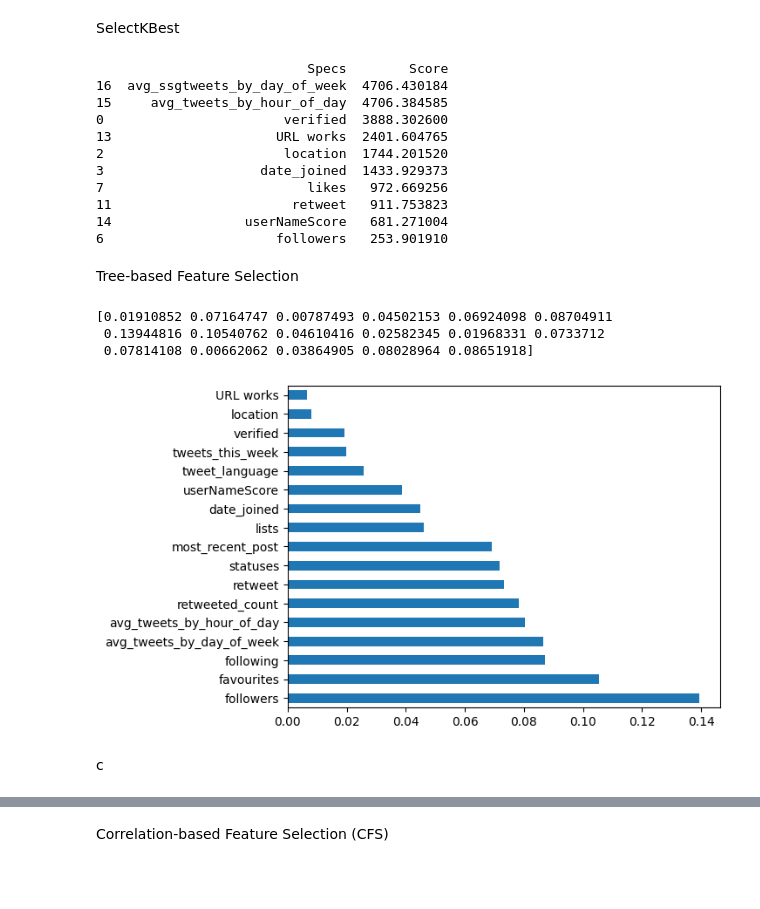
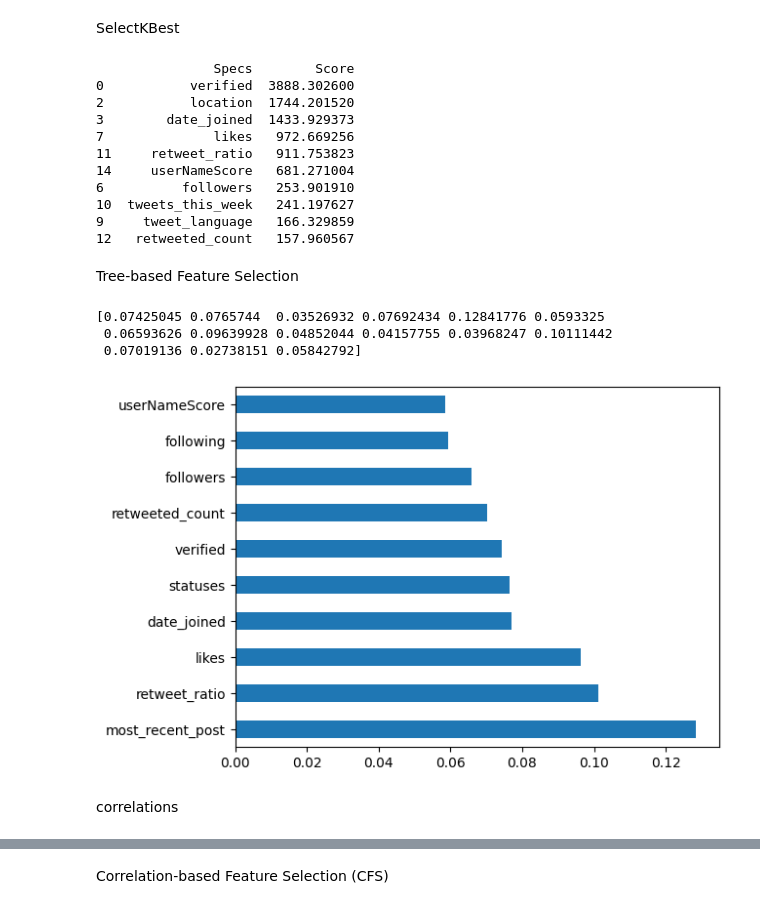
Before and after one commit to PFE2024/satt_ai, a Jupyter notebook: twitter/Feature_Selection.ipynb, the cells around one changed output, grey strips where cells are left out. Drawn from its saved outputs; the diff is of its cells as text; code cells hidden in the pictures; blank space fills up the shorter version.

```diff
--- a/twitter/Feature_Selection.ipynb
+++ b/twitter/Feature_Selection.ipynb
@@ -3,13 +3,15 @@ import pandas as pd
 import numpy as np
 from sklearn.feature_selection import SelectKBest
 from sklearn.feature_selection import f_classif
-from sklearn.feature_selection import mutual_info_classif
-data = pd.read_csv("./Data/featuresfloatvf.csv")
+data = pd.read_csv("./Data/featuresfloatv2.csv")
+data.loc[data.account_type =='human','account_type']=1
+data.loc[data.account_type =='bot','account_type']=0
+# 'fake_follower',,'Monday','Tuesday','Wednesday','Thursday','Friday','Saturday','Sunday','12:00 AM','1:00 AM','2:00 AM','3:00 AM','4:00 AM','5:00 AM','6:00 AM','7:00 AM','8:00 AM','9:00 AM','10:00 AM','11:00 AM','12:00 PM','1:00 PM','2:00 PM','3:00 PM','4:00 PM','5:00 PM','6:00 PM','7:00 PM','8:00 PM','9:00 PM','10:00 PM','11:00 PM'
+data=data.loc[:,['verified','statuses','location','date_joined','most_recent_post','following','followers','likes','lists','tweet_language','tweets_this_week','retweet_ratio','retweeted_count','URL works','userNameScore','avg_tweets_by_hour_of_day','avg_tweets_by_day_of_week','account_type']]
+x=data.loc[:,['verified','statuses','location','date_joined','most_recent_post','following','followers','likes','lists','tweet_language','tweets_this_week','retweet_ratio','retweeted_count','URL works','userNameScore']]
+# ,'avg_tweets_by_hour_of_day','avg_tweets_by_day_of_week'
 
-# 'fake_follower',,'Monday','Tuesday','Wednesday','Thursday','Friday','Saturday','Sunday','12:00 AM','1:00 AM','2:00 AM','3:00 AM','4:00 AM','5:00 AM','6:00 AM','7:00 AM','8:00 AM','9:00 AM','10:00 AM','11:00 AM','12:00 PM','1:00 PM','2:00 PM','3:00 PM','4:00 PM','5:00 PM','6:00 PM','7:00 PM','8:00 PM','9:00 PM','10:00 PM','11:00 PM'
-# ,'avg_tweets_by_hour_of_day','avg_tweets_by_day_of_week'
-x = data.iloc[:, :-2]
 
 y = data.account_type.values.tolist()
-x
+data
 # %% [output]
@@ -41,39 +43,39 @@ print(featureScores.nlargest(10,'Score'))  #print 10 best features
 
 # result :avg_tweets_by_day_of_week,avg_tweets_by_hour_of_day,verified ,location,date_joined, likes
 # %% [output]
-                           Specs        Score
-16  avg_ssgtweets_by_day_of_week  4706.430184
-15     avg_tweets_by_hour_of_day  4706.384585
-0                       verified  3888.302600
-13                     URL works  2401.604765
-2                       location  1744.201520
-3                    date_joined  1433.929373
-7                          likes   972.669256
-11                       retweet   911.753823
-14                 userNameScore   681.271004
-6                      followers   253.901910
+               Specs        Score
+0           verified  3888.302600
+2           location  1744.201520
+3        date_joined  1433.929373
+7              likes   972.669256
+11     retweet_ratio   911.753823
+14     userNameScore   681.271004
+6          followers   253.901910
+10  tweets_this_week   241.197627
+9     tweet_language   166.329859
+12   retweeted_count   157.960567
 # %% [markdown]
 Tree-based Feature Selection
 # %%
 import pandas as pd
 import numpy as np
-from sklearn.ensemble import RandomForestClassifier
+
 from sklearn.ensemble import ExtraTreesClassifier
 import matplotlib.pyplot as plt
-model = RandomForestClassifier()
+model = ExtraTreesClassifier()
 model.fit(x,y)
 print(model.feature_importances_) #use inbuilt class feature_importances of tree based classifiers
 #plot graph of feature importances for better visualization
 feat_importances = pd.Series(model.feature_importances_, index=x.columns)
-feat_importances.nlargest(17).plot(kind='barh')
+feat_importances.nlargest(10).plot(kind='barh')
 plt.show()
 # %% [output]
-[0.01910852 0.07164747 0.00787493 0.04502153 0.06924098 0.08704911
- 0.13944816 0.10540762 0.04610416 0.02582345 0.01968331 0.0733712
- 0.07814108 0.00662062 0.03864905 0.08028964 0.08651918]
+[0.07425045 0.0765744  0.03526932 0.07692434 0.12841776 0.0593325
+ 0.06593626 0.09639928 0.04852044 0.04157755 0.03968247 0.10111442
+ 0.07019136 0.02738151 0.05842792]
-[figure, old version]
+[figure, new version]
-# %% [markdown]
-c
+# %% [markdown]
+correlations
 # %%
 import pandas as pd
 import numpy as npmutual_info_classif
```
Also changed, not shown: parts of 6 cells of this notebook, 29 other files.
